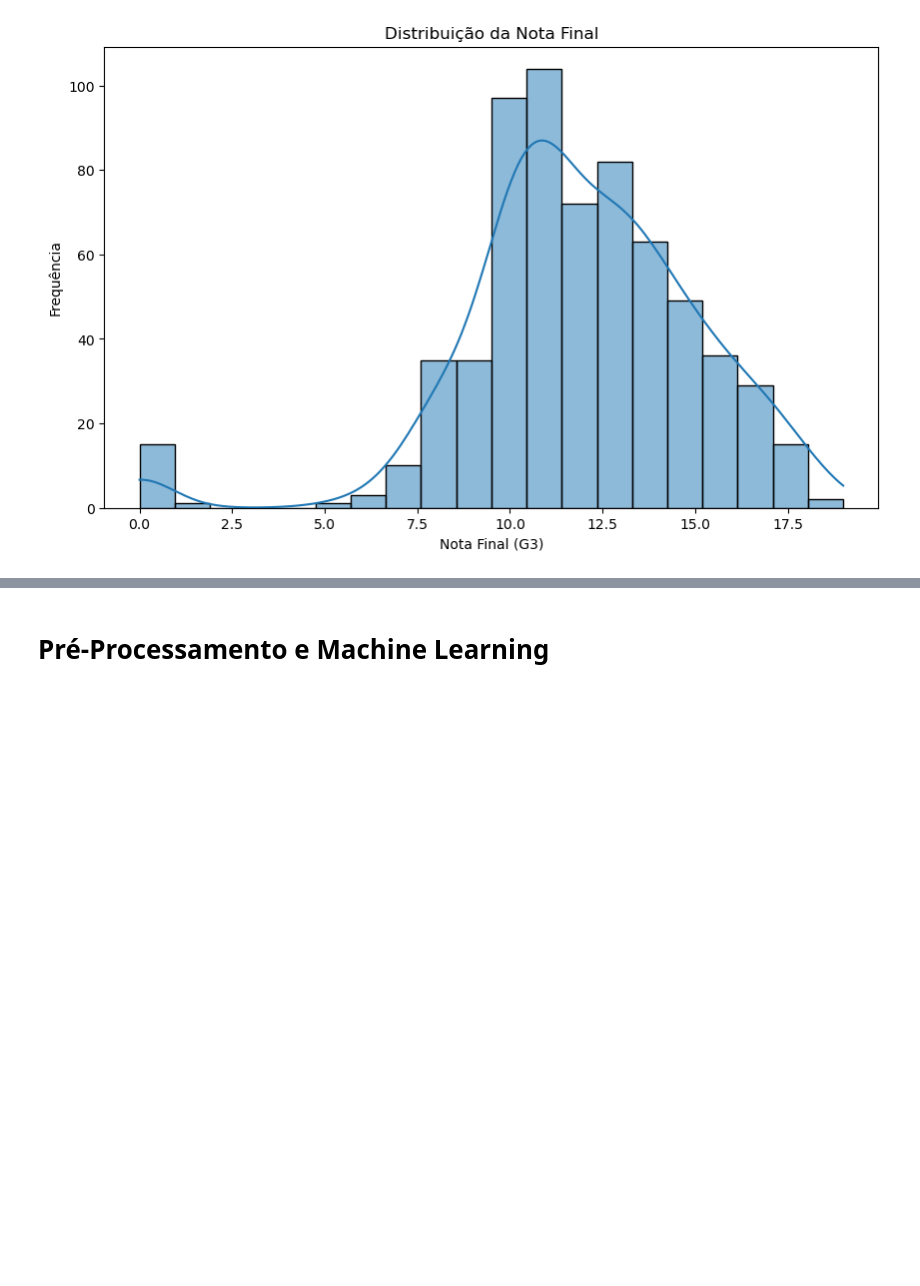
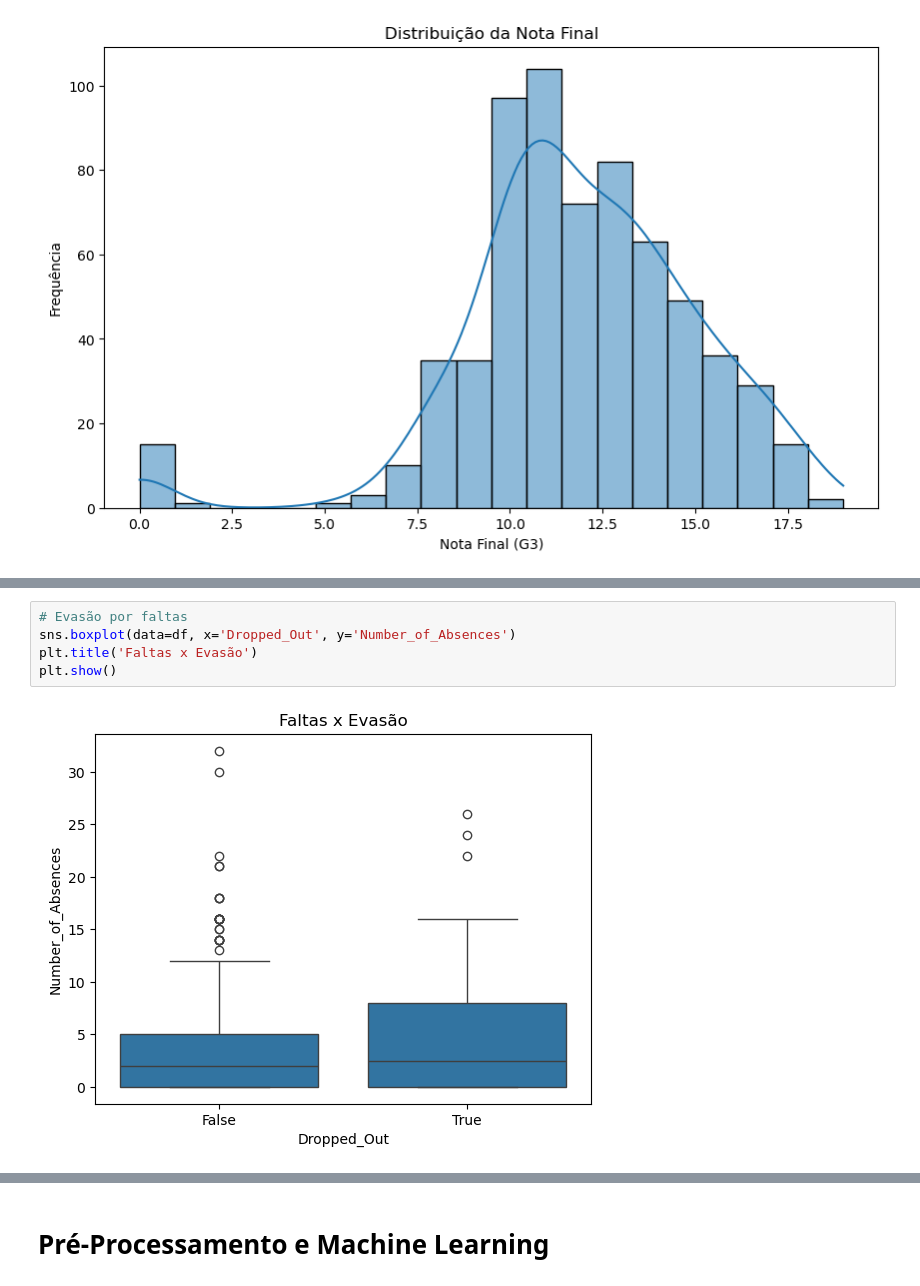
Before and after one commit to Moscofian/Sistema-alerta-para-Dropouts, a Jupyter notebook: Projeto-Dropout.ipynb, the cells around one changed output, grey strips where cells are left out. Saved outputs shown, nothing was run; the diff lists cells and outputs as text; blank space fills up the shorter version.

```diff
--- a/Projeto-Dropout.ipynb
+++ b/Projeto-Dropout.ipynb
@@ -184,0 +189,7 @@ plt.show()
+# %%
+# Evasão por faltas
+sns.boxplot(data=df, x='Dropped_Out', y='Number_of_Absences')
+plt.title('Faltas x Evasão')
+plt.show()
+# %% [output]
+[figure, added]
```
Also changed, not shown: parts of 21 cells of this notebook.
